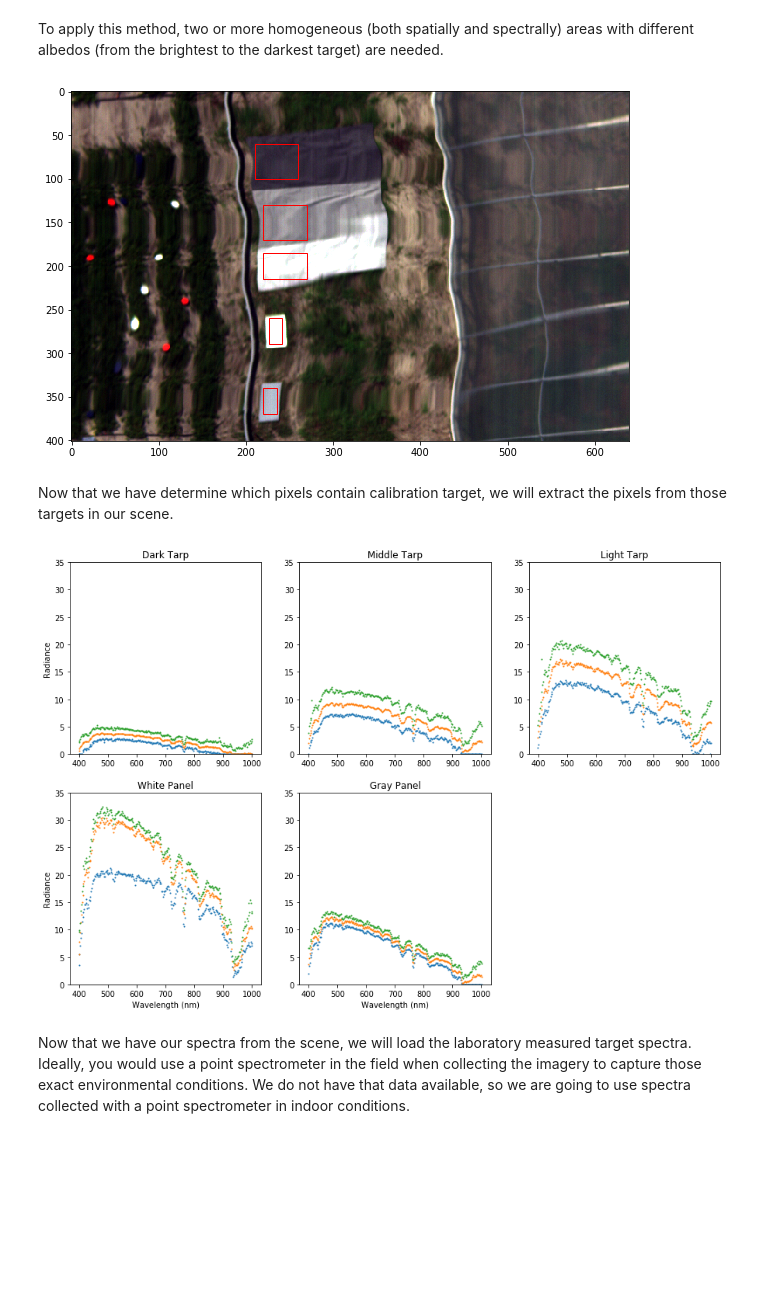
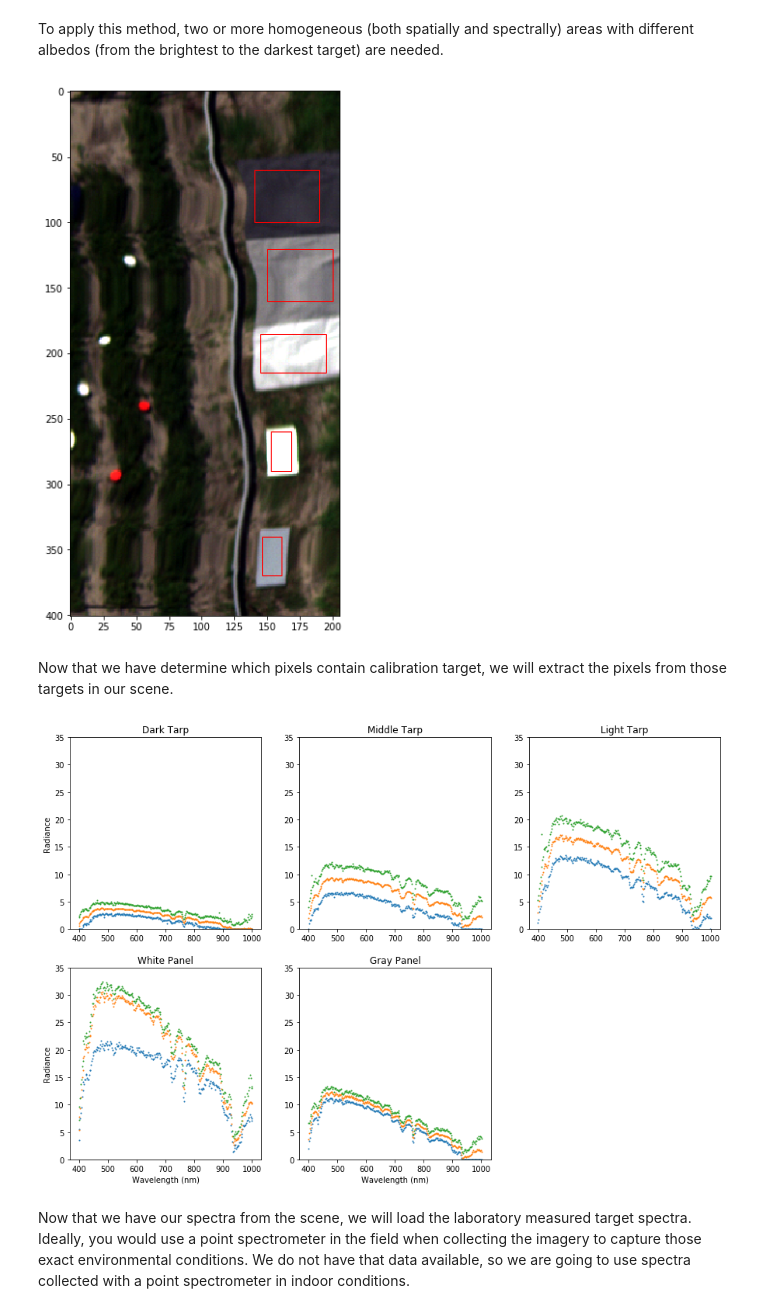
Before and after one commit to GatorSense/AtmosphericCorrectionIntroduction, a Jupyter notebook: 2. Empirical Line Correction.ipynb, the cells around one changed output. Drawn from its saved outputs; the diff is of its cells as text; code cells hidden in the pictures; blank space fills up the shorter version.

Commit message:
Updating module 2 with new imagery

```diff
--- a/2. Empirical Line Correction.ipynb
+++ b/2. Empirical Line Correction.ipynb
@@ -72,20 +70,20 @@ To apply this method, two or more homogeneous (both spatially and spectrally) ar
 # %%
 # Plot RGB Image to grab calibration pixels
 plt.figure(figsize=(10,10))
 ax = plt.gca()
 ax.imshow(rgb_image)
 
 # Plotting rectangles around calibration targets
-left=[210,220,220,226,220]
-bottom=[60,130,185,260,340]
+left=[140,150,145,153,146]
+bottom=[60,120,185,260,340]
 width=[50,50,50,15,15]
 height=[40,40,30,30,30]
 for i in range(0,len(left)):
     p = plt.Rectangle((left[i], bottom[i]), width[i], height[i], fill=False, color='red')
     p.set_clip_on(False)
     ax.add_patch(p)
 # %% [output]
-[figure, old version]
+[figure, new version]
 # %% [markdown]
 Now that we have determine which pixels contain calibration target, we will extract the pixels from those targets in our scene.
 # %%
@@ -115,7 +113,7 @@ for i in range(0,len(left)): #
     if i == 3 or i == 4:
         plt.xlabel('Wavelength (nm)')
 # %% [output]
-[figure, old version]
+[figure, new version]
 # %% [markdown]
 Now that we have our spectra from the scene, we will load the laboratory measured target spectra. Ideally, you would use a point spectrometer in the field when collecting the imagery to capture those exact environmental conditions. We do not have that data available, so we are going to use spectra collected with a point spectrometer in indoor conditions.
 # %%
```
Also changed, not shown: parts of 7 cells of this notebook.
